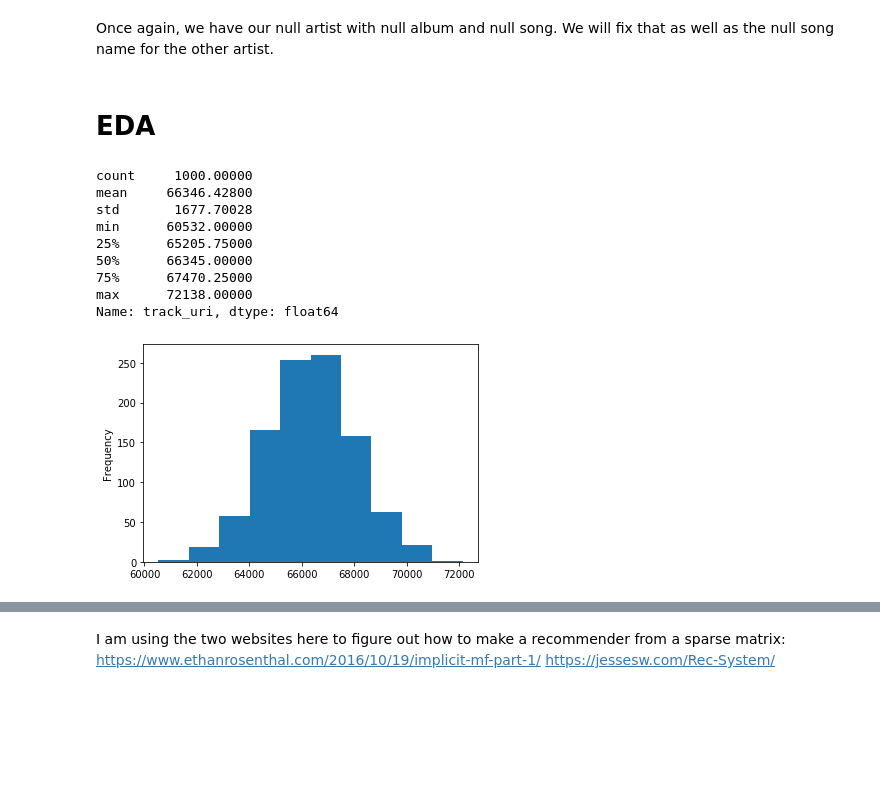
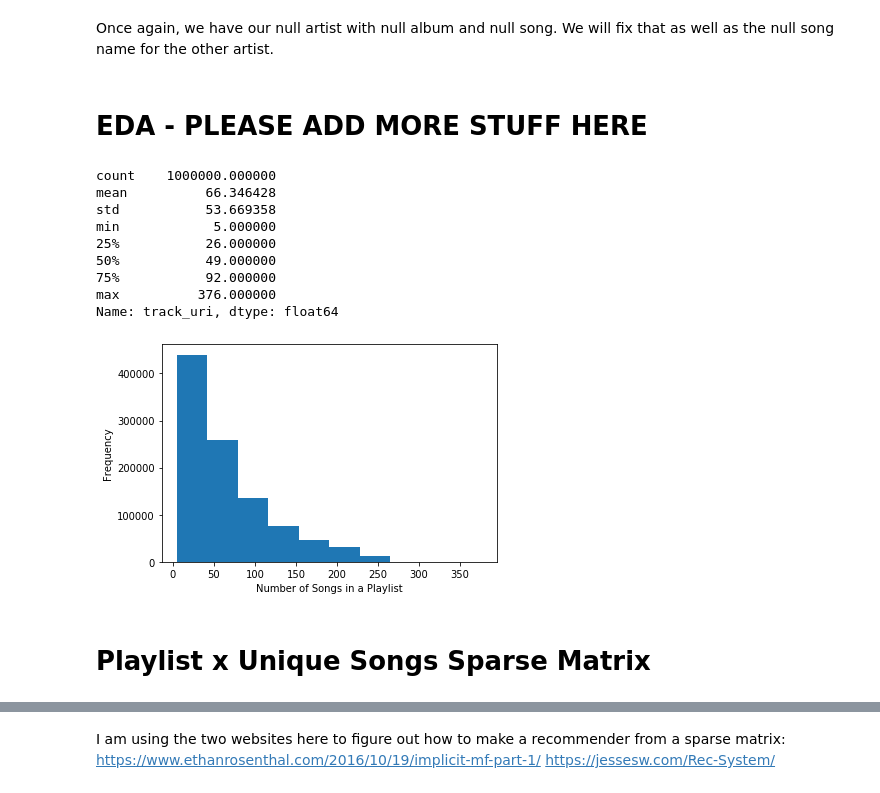
Before and after one commit to jamilla-az/spotify-recommender, a Jupyter notebook: notebook/FinalProject31.ipynb, the cells around one changed output, grey strips where cells are left out. Cells and saved outputs as stored; diff of their text form; code cells hidden in the pictures; blank space fills up the shorter version.

```diff
--- a/notebook/FinalProject31.ipynb
+++ b/notebook/FinalProject31.ipynb
@@ -185,25 +185,26 @@ songs.loc[songs.track_name.isnull()]
 | 55743117 | 376 | 86 | Goodnight Gorillas | spotify:track:6sS0LpPTHX9HDZVD6yereF | spotify:artist:255bHJ60H4CaaOPpz1... | NaN | spotify:album:6dNqYdtOpoC0p6pBTWbkGf | 130589 | Melt Velvet Dreams | ... |
 # %% [markdown]
 Once again, we have our null artist with null album and null song. We will fix that as well as the null song name for the other artist.
-# %% [markdown]
-# EDA
 # %%
 songs.loc[songs.track_uri == 'spotify:track:3uxxOSDWiBqKBnbU2eSAxI', 'track_name'] = ['null']
 songs.loc[songs.track_uri == 'spotify:track:6sS0LpPTHX9HDZVD6yereF', 'track_name'] = ['null']
+# %% [markdown]
+# EDA - PLEASE ADD MORE STUFF HERE
 # %%
-#what is the average length of a playlist
-num_songs_in_pl = songs.groupby(by='pid').count()['track_uri']
-num_songs_in_pl.plot(kind = 'hist');
-
-num_songs_in_pl.describe()
+#what is the average length of a playlist - make sure to group by FILE NAME AND PID!!
+ax = songs.groupby(['file_name','pid']).count()['track_uri'].plot(kind = 'hist');
+ax.set_xlabel('Number of Songs in a Playlist')
+songs.groupby(['file_name','pid']).count()['track_uri'].describe()
 # %% [output]
-count     1000.00000
-mean     66346.42800
-std       1677.70028
-min      60532.00000
-25%      65205.75000
-50%      66345.00000
-75%      67470.25000
-max      72138.00000
+count    1000000.000000
+mean          66.346428
+std           53.669358
+min            5.000000
+25%           26.000000
+50%           49.000000
+75%           92.000000
+max          376.000000
 Name: track_uri, dtype: float64
-[figure, old version]
+[figure, new version]
+# %% [markdown]
+# Playlist x Unique Songs Sparse Matrix
```
Also changed, not shown: parts of 8 cells of this notebook.
